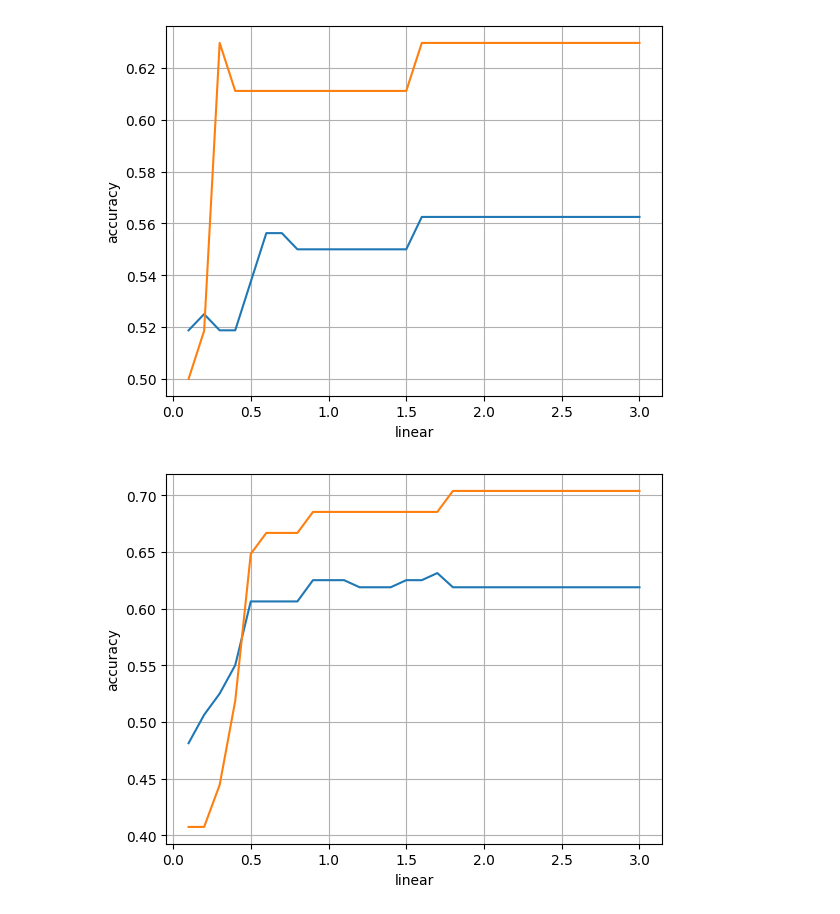
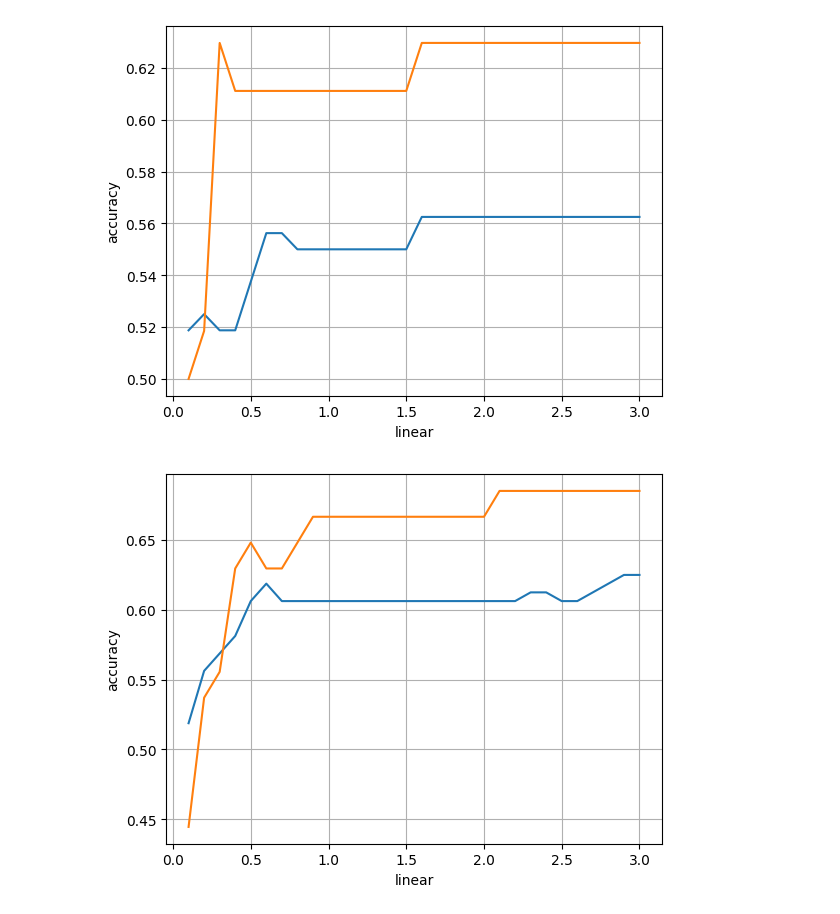
Before and after one commit to MichaelHooper36/COMP2002---Machine-Learning-and-Optimisation, a Jupyter notebook: Source Code/COMP2002Assessment.ipynb, the cells around one changed output. Saved outputs shown, nothing was run; the diff lists cells and outputs as text; code cells hidden in the pictures.

```diff
--- a/Source Code/COMP2002Assessment.ipynb
+++ b/Source Code/COMP2002Assessment.ipynb
@@ -115,6 +116,10 @@ kernel = 'poly', trainAccuracy = 0.54 train accuracy testAccuracy = 0.46 test ac
 kernel = 'rbf', trainAccuracy = 0.67 train accuracy testAccuracy = 0.65 test accuracy
 # %% [markdown]
 # Task 1.3 - Assessment of classification
+# %%
+highest_training_values = []
+highest_test_values = []
+highest_value_names = []
 # %%
 l_range = np.arange(0.1, 3.1, 0.1)
 l_scores = []
@@ -127,6 +132,9 @@ for l in l_range:
     l_scores.append(accuracy_score(ttrain, lytrain))
     l_testscores.append(accuracy_score(ttest, lytest))
 
+highest_training_values.append(max(l_scores))
+highest_test_values.append(max(l_testscores))
+highest_value_names.append('linear')
 
 plt.figure()
 plt.grid()
@@ -141,26 +149,29 @@ plt.show()
 # %%
 p2_range = np.arange(0.1, 3.1, 0.1)
 p2_scores = []
 p2_testscores = []
 for p2 in p2_range:
-    classifier = SVC(kernel='poly', degree=2, C=p2, gamma=p2)
+    classifier = SVC(kernel='poly', degree=2, C=p2, gamma='auto')
     classifier.fit(xtrain, ttrain)
     p2ytrain = classifier.predict(xtrain)
     p2ytest = classifier.predict(xtest)
     p2_scores.append(accuracy_score(ttrain, p2ytrain))
     p2_testscores.append(accuracy_score(ttest, p2ytest))
 
+highest_training_values.append(max(p2_scores))
+highest_test_values.append(max(p2_testscores))
+highest_value_names.append('polynomial 2')
 
 plt.figure()
 plt.grid()
 plt.xlabel('linear')
 plt.ylabel('accuracy')
 plt.plot(p2_range, p2_scores)
 plt.plot(p2_range, p2_testscores)
 plt.xticks ([0, 0.5, 1.0, 1.5, 2.0, 2.5, 3.0])
 plt.show()
 # %% [output]
-[figure, old version]
+[figure, new version]
 # %%
 p3_range = np.arange(0.1, 3.1, 0.1)
 p3_scores = []
```
Also changed, not shown: parts of 6 cells of this notebook.
